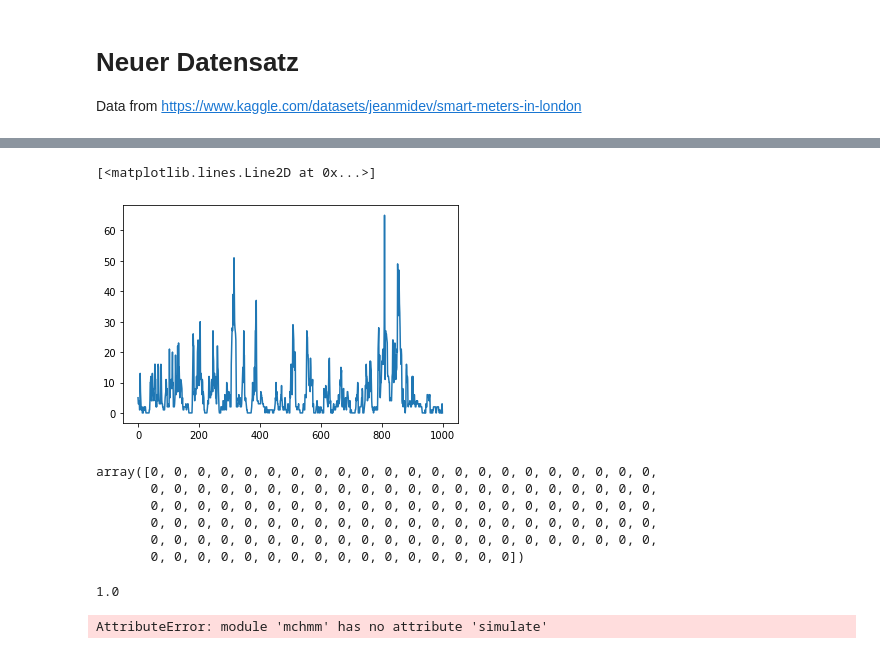
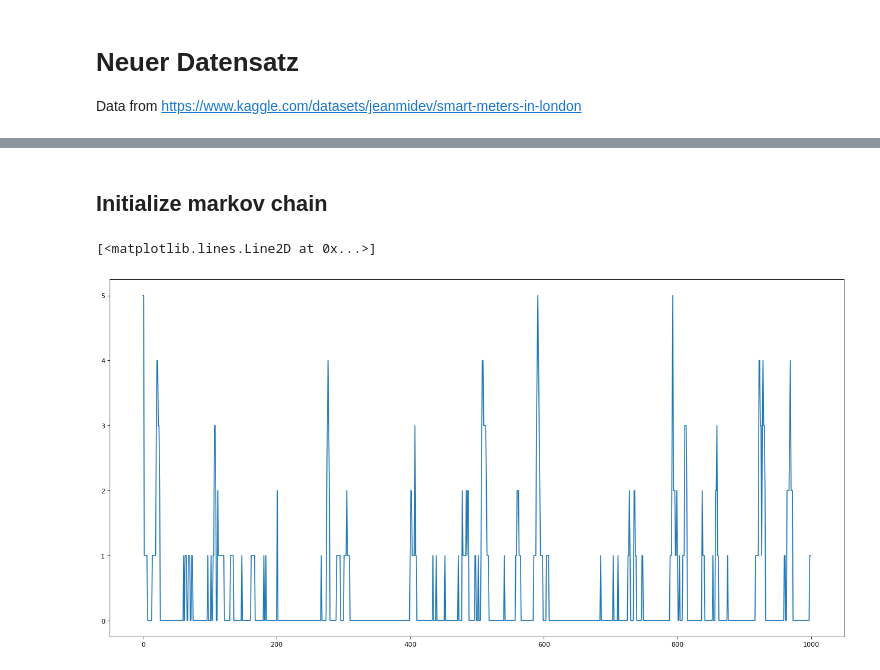
Before and after one commit to simonsuetterlin/SmartGrid, a Jupyter notebook: data_processing.ipynb, the cells around one changed output, grey strips where cells are left out. Saved outputs shown, nothing was run; the diff lists cells and outputs as text; code cells hidden in the pictures.

Commit message:
running real data notebook

```diff
--- a/data_processing.ipynb
+++ b/data_processing.ipynb
@@ -9,12 +13,19 @@ import matplotlib.pyplot as plt
 filename1 = "data/london_hourly/block_10.csv"
 filename2 = "data/london_hourly/block_11.csv"
 filename3 = "data/london_hourly/block_12.csv"
+names = [filename1, filename2, filename3]
+# %%
+frame_types = dict(zip(['LCLid', 'tstp', 'energy(kWh/hh)'], [str, object, np.floating]))
+kwargs = {
+    'dtype': frame_types,
+    'na_values': 'Null',
+    'usecols': ['energy(kWh/hh)',]
+}
+dataframes = (pd.read_csv(name, **kwargs) for name in names)
+# %%
+data = pd.concat(dataframes, ignore_index=True)
+data.dropna(inplace=True);
 # %%
-data1 = pd.read_csv(filename1)
-data2 = pd.read_csv(filename2)
-data3 = pd.read_csv(filename3)
-data = pd.concat([data1,data2, data3], ignore_index=True)
-data = data.replace(to_replace='Null', value=np.nan).dropna()
 data_numeric= pd.to_numeric(data['energy(kWh/hh)'][0:500000])
-data_numeric = data_numeric * 20
+data_numeric = data_numeric*20/np.max(data_numeric)
 data_numeric = data_numeric.astype(int)
@@ -110,24 +39,10 @@ import mchmm as mc
+# %% [markdown]
+## Initialize markov chain
 # %%
 chain = mc.MarkovChain().from_data(data_numeric)
 # %%
-plt.plot(chain.simulate(n=1000, start=5)[0])
+fig = plt.figure(figsize=(20, 10), dpi=80)
+plt.plot(chain.simulate(n=1000, start=5, ret="states"))
 # %% [output]
 [<matplotlib.lines.Line2D at 0x...>]
-[figure, old version]
+[figure, new version]
-# %%
-sum(np.array(chain.observed_p_matrix) > 1)
-# %% [output]
-array([0, 0, 0, 0, 0, 0, 0, 0, 0, 0, 0, 0, 0, 0, 0, 0, 0, 0, 0, 0, 0, 0,
-       0, 0, 0, 0, 0, 0, 0, 0, 0, 0, 0, 0, 0, 0, 0, 0, 0, 0, 0, 0, 0, 0,
-       0, 0, 0, 0, 0, 0, 0, 0, 0, 0, 0, 0, 0, 0, 0, 0, 0, 0, 0, 0, 0, 0,
-       0, 0, 0, 0, 0, 0, 0, 0, 0, 0, 0, 0, 0, 0, 0, 0, 0, 0, 0, 0, 0, 0,
-       0, 0, 0, 0, 0, 0, 0, 0, 0, 0, 0, 0, 0, 0, 0, 0, 0, 0, 0, 0, 0, 0,
-       0, 0, 0, 0, 0, 0, 0, 0, 0, 0, 0, 0, 0, 0, 0, 0])
-# %%
-chain.observed_p_matrix[-1][-2]
-# %% [output]
-1.0
-# %%
-mc.simulate(5, chain.observed_p_matrix, 10)
-# %% [output]
-AttributeError: module 'mchmm' has no attribute 'simulate'
```
Also changed, not shown: parts of 12 cells of this notebook.
